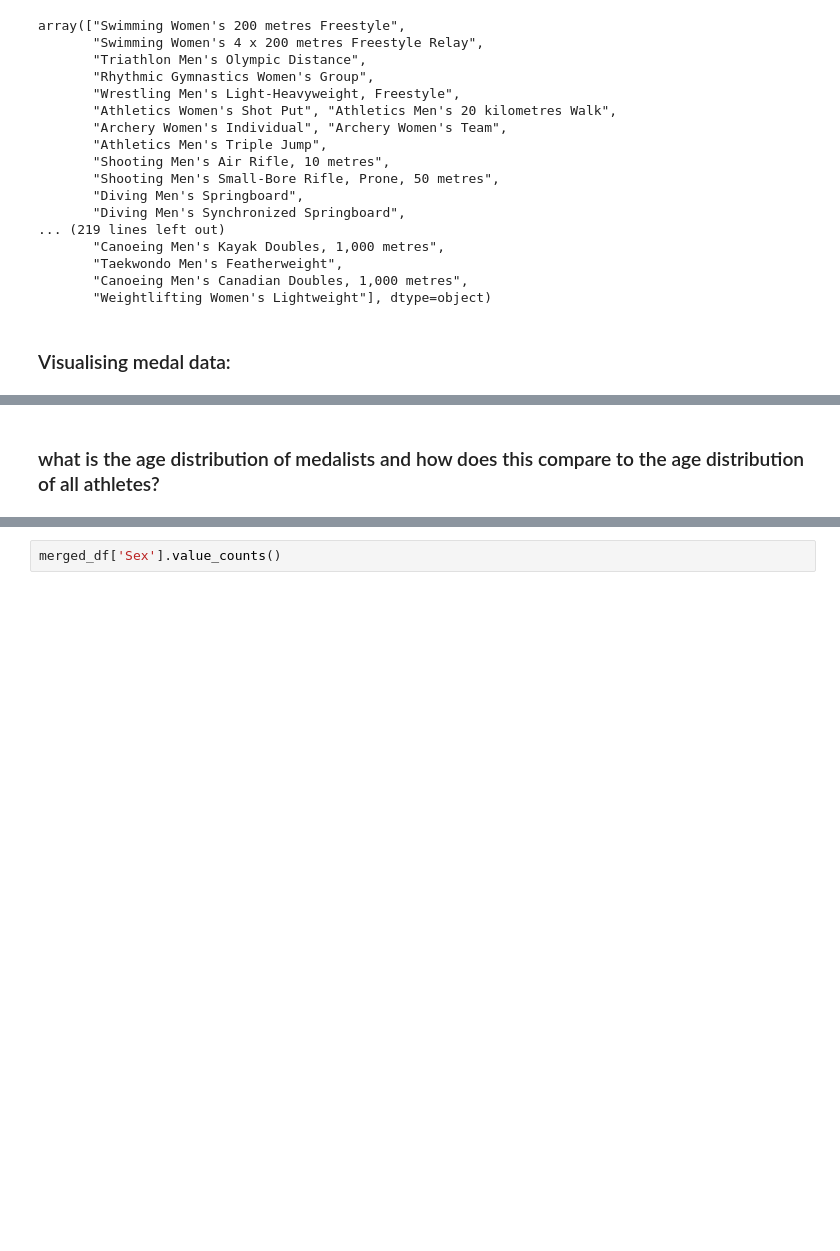
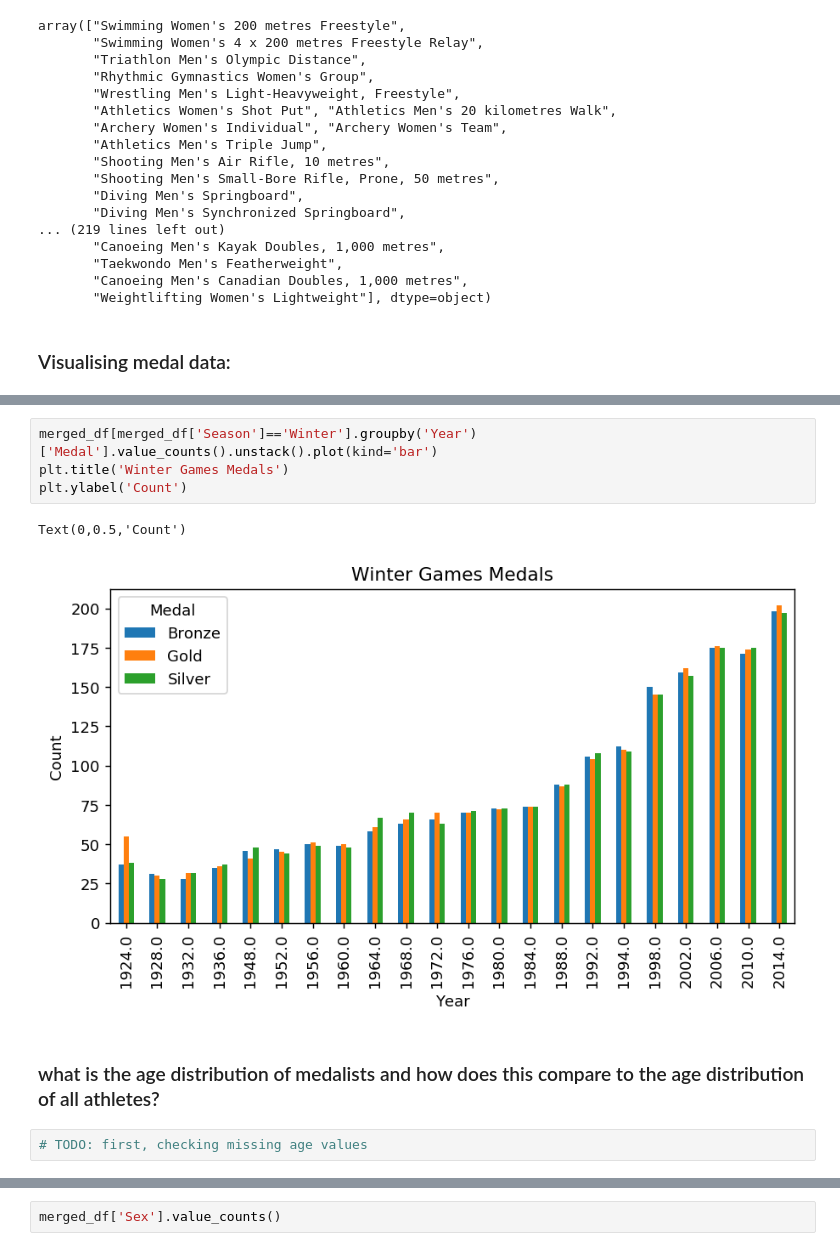
Before and after one commit to yasirdin/kaggle-olympic, a Jupyter notebook: data_exploration_v1.ipynb, the cells around one changed output, grey strips where cells are left out. Saved outputs shown, nothing was run; the diff lists cells and outputs as text; blank space fills up the shorter version.

```diff
--- a/data_exploration_v1.ipynb
+++ b/data_exploration_v1.ipynb
@@ -247,5 +265,14 @@ merged_df.groupby('Year')['Medal'].value_counts().unstack().plot(kind='bar')
+# %%
+merged_df[merged_df['Season']=='Winter'].groupby('Year')['Medal'].value_counts().unstack().plot(kind='bar')
+plt.title('Winter Games Medals')
+plt.ylabel('Count')
+# %% [output]
+Text(0,0.5,'Count')
+[figure, added]
 # %% [markdown]
 ### what is the age distribution of medalists and how does this compare to the age distribution of all athletes?
+# %%
+# TODO: first, checking missing age values
 # %%
 # age distribution of all athletes
 all_age = merged_df[(merged_df['Age'].notnull())]['Age'].value_counts()
```
Also changed, not shown: parts of 38 cells of this notebook, 1 other file.
